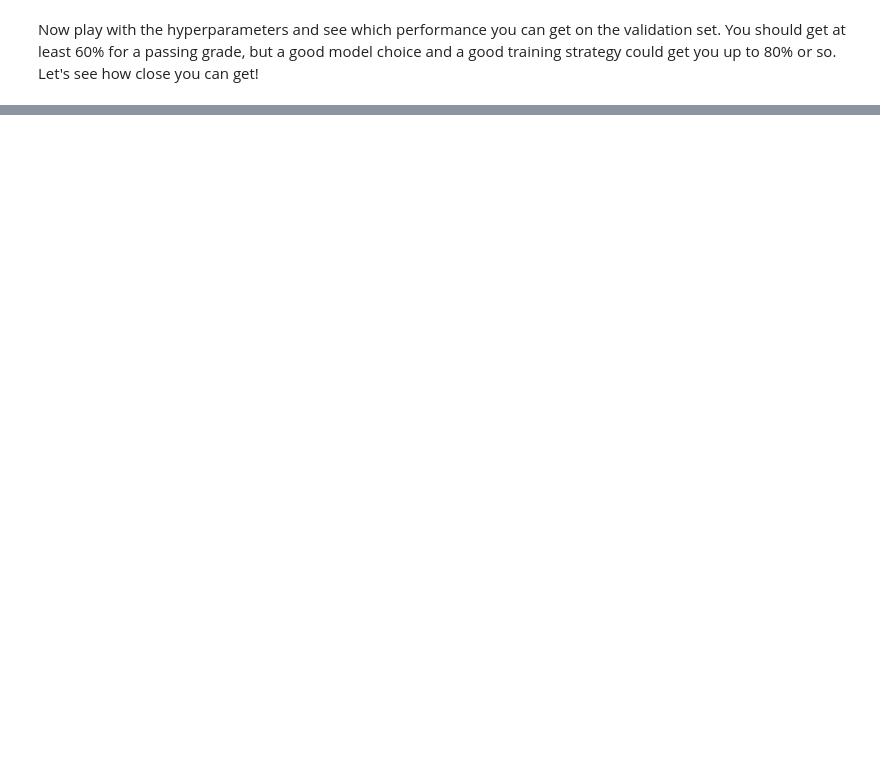
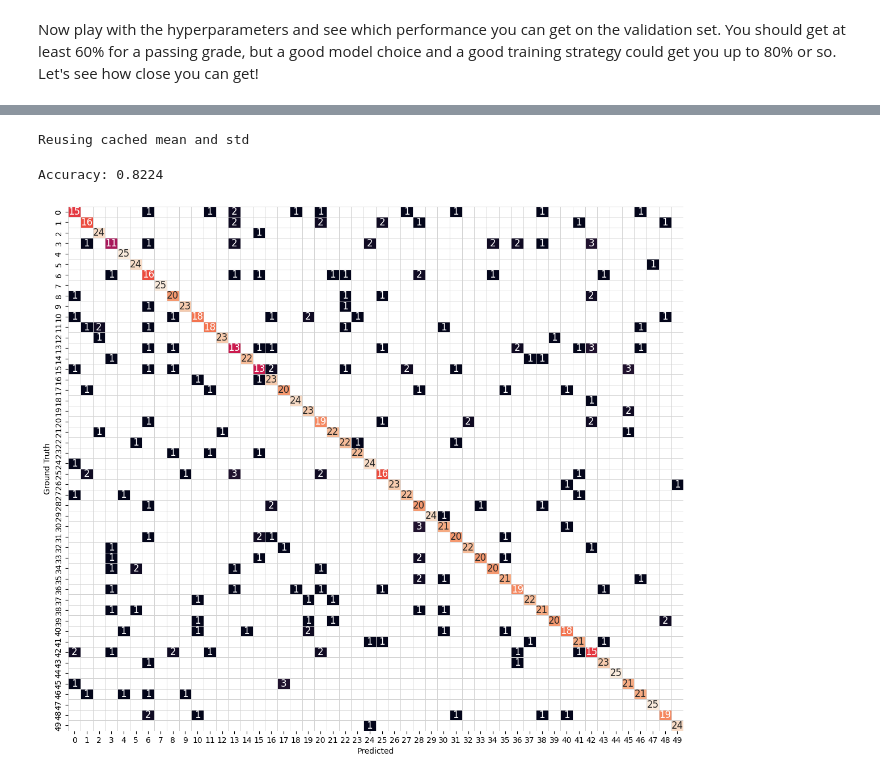
Before and after one commit to polarbeargo/Deep-Learning-Nanodegree-Program-Projects, a Jupyter notebook: Landmark Classification & Tagging for Social Media Project/Project_Landmarks_Part2_TransferLearning__starter.ipynb, the cells around one changed output, grey strips where cells are left out. Drawn from its saved outputs; the diff is of its cells as text; code cells hidden in the pictures; blank space fills up the shorter version.

```diff
--- a/Landmark Classification & Tagging for Social Media Project/Project_Landmarks_Part2_TransferLearning__starter.ipynb
+++ b/Landmark Classification & Tagging for Social Media Project/Project_Landmarks_Part2_TransferLearning__starter.ipynb
@@ -48,13 +78,22 @@ weight_decay = 0.01 # regularization. Increase this to combat overfitting
 # %%
+import gc
+import torch
 from src.data import get_data_loaders
 from src.optimization import get_optimizer, get_loss
 from src.train import optimize
 from src.transfer import get_model_transfer_learning
 
-model_transfer = get_model_transfer_learning("resnet18", n_classes=num_classes)
+# Fix the seed so the train/validation split and head initialization are reproducible
+torch.manual_seed(42)
+
+model_transfer = get_model_transfer_learning(model_name, n_classes=num_classes)
 
 # train the model
-data_loaders = get_data_loaders(batch_size=batch_size)
+data_loaders = get_data_loaders(
+    batch_size=batch_size, valid_size=valid_size, num_workers=num_workers,
+    multiprocessing_context=mp_context,
+    prefetch_factor=prefetch_factor,
+)
 optimizer = get_optimizer(
     model_transfer,
     learning_rate=learning_rate,
@@ -70,5 +109,15 @@ optimize(
     loss,
     n_epochs=num_epochs,
     save_path="checkpoints/model_transfer.pt",
-    interactive_tracking=True
+    interactive_tracking=False,
+    history_path="checkpoints/model_transfer_history.json",
 )
+
+# Keep only what later steps need, then shut down the persistent train/valid
+# worker processes and release cached GPU memory before testing and export
+class_names = data_loaders["train"].dataset.classes
+test_dataset = data_loaders["test"].dataset
+del data_loaders, optimizer
+gc.collect()
+if torch.cuda.is_available():
+    torch.cuda.empty_cache()
@@ -99,11 +260,13 @@ one_epoch_test(data_loaders['test'], model_transfer, loss)
 
 Now, just like we did with our original model, we export the best fit model using torchscript so that it can be used in our application:
 # %%
+# Disable autoreload so TorchScript does not see redefined classes
+%autoreload 0
+
 from src.predictor import Predictor
 from src.helpers import compute_mean_and_std
 
-# First let's get the class names from our data loaders
-class_names = data_loaders["train"].dataset.classes
+# class_names was saved from the train dataset in the previous steps
 
 # Then let's move the model_transfer to the CPU
 # (we don't need GPU for inference)
@@ -113,7 +276,7 @@ model_transfer = model_transfer.cpu()
 # NOTE: remember to use map_location='cpu' so the weights
 # are loaded on the CPU (and not the GPU)
 model_transfer.load_state_dict(
-    torch.load("checkpoints/model_transfer.pt", map_location="cpu")
+    torch.load("checkpoints/model_transfer.pt", map_location="cpu", weights_only=True)
 )
 
 # Let's wrap our model using the predictor class
@@ -123,3 +286,5 @@ predictor = Predictor(model_transfer, class_names, mean, std).cpu()
 # Export using torch.jit.script
 scripted_predictor = torch.jit.script(predictor)
 scripted_predictor.save("checkpoints/transfer_exported.pt")
+# %% [output]
+Reusing cached mean and std
@@ -135,0 +291,23 @@ plot_confusion_matrix(pred, truth)
+# %%
+import torch
+from torch.utils.data import DataLoader
+from src.predictor import predictor_test
+from src.helpers import plot_confusion_matrix
+
+# The exported model resizes raw images itself, and raw test images have
+# different sizes, so they are fed one at a time. predictor_test only reads
+# batch_size and num_workers from this loader, so no new datasets are built.
+test_loader_single = DataLoader(
+    test_dataset, batch_size=1, num_workers=num_workers,
+    multiprocessing_context=mp_context if num_workers > 0 else None,
+)
+
+device = "cuda" if torch.cuda.is_available() else "cpu"
+model_reloaded = torch.jit.load("checkpoints/transfer_exported.pt", map_location=device)
+
+pred, truth = predictor_test(test_loader_single, model_reloaded)
+
+plot_confusion_matrix(pred, truth)
+# %% [output]
+Accuracy: 0.8224
+[figure, added]
```
Also changed, not shown: parts of 20 cells of this notebook, 4 other files.
